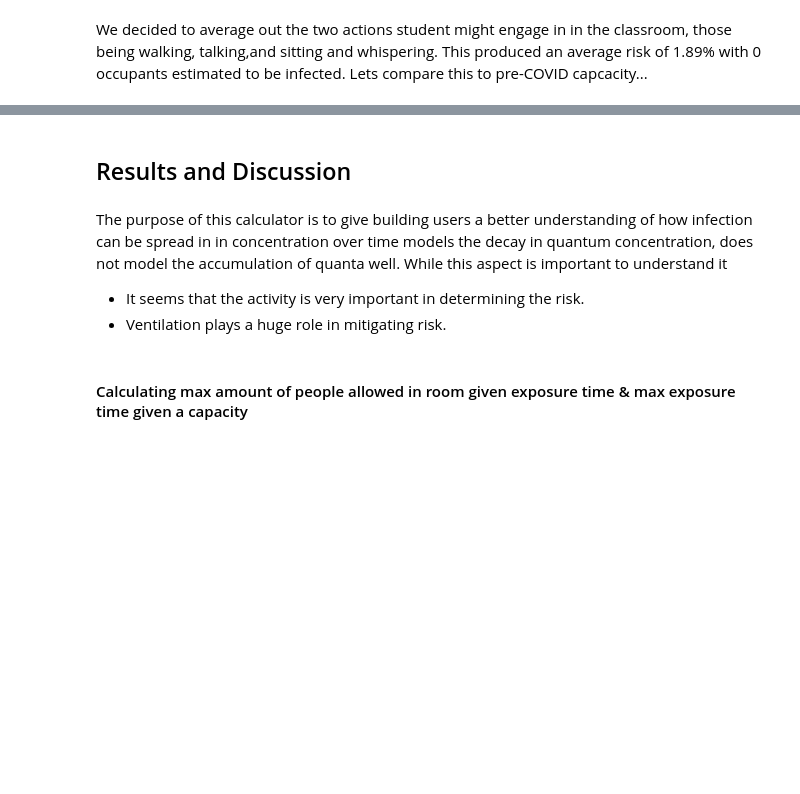
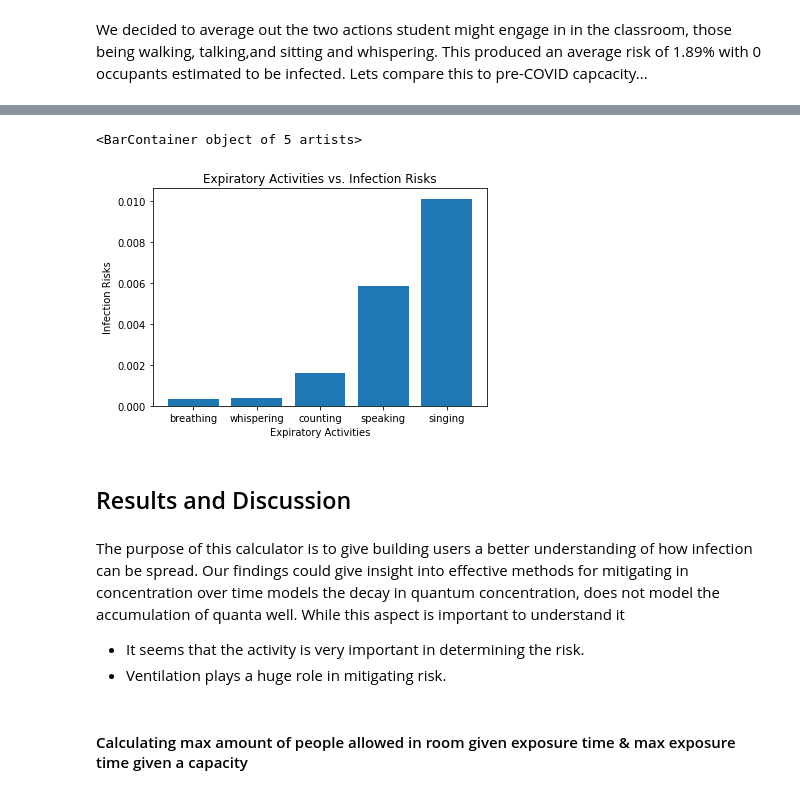
Before and after one commit to etiennedoidic/infection_risk_calculator, a Jupyter notebook: report.ipynb, the cells around one changed output, grey strips where cells are left out. Drawn from its saved outputs; the diff is of its cells as text; code cells hidden in the pictures; blank space fills up the shorter version.

```diff
--- a/report.ipynb
+++ b/report.ipynb
@@ -212,7 +221,27 @@ Susceptible Occupants Infected: 2
+# %%
+speaking = infection_risk(t, 'CENTER 101', 50, 'standing', 'speaking', 'notebooks/data/room_data.csv')
+counting = infection_risk(t, 'CENTER 101', 50, 'standing', 'counting', 'notebooks/data/room_data.csv')
+whispering = infection_risk(t, 'CENTER 101', 50, 'standing', 'whispering', 'notebooks/data/room_data.csv')
+
+singing = infection_risk(t, 'CENTER 101', 50, 'standing', 'singing', 'notebooks/data/room_data.csv')
+
+breathing = infection_risk(t, 'CENTER 101', 50, 'standing', 'breathing', 'notebooks/data/room_data.csv')
+
+fig = plt.figure()
+ax = plt.axes()
+plt.xlabel('Expiratory Activities')
+plt.ylabel('Infection Risks')
+plt.title('Expiratory Activities vs. Infection Risks')
+actno = ["breathing", "whispering", "counting", "speaking", "singing"]
+risks = [breathing, whispering, counting, speaking, singing]
+ax.bar(actno, risks)
+# %% [output]
+<BarContainer object of 5 artists>
+[figure, added]
 # %% [markdown]
 ## Results and Discussion
 # %% [markdown]
-The purpose of this calculator is to give building users a better understanding of how infection can be spread in in concentration over time models the decay in quantum concentration, does not model the accumulation of quanta well. While this aspect is important to understand it
+The purpose of this calculator is to give building users a better understanding of how infection can be spread. Our findings could give insight into effective methods for mitigating  in concentration over time models the decay in quantum concentration, does not model the accumulation of quanta well. While this aspect is important to understand it
 - It seems that the activity is very important in determining the risk.
 - Ventilation plays a huge role in mitigating risk.
 # %%
```
Also changed, not shown: parts of 3 cells of this notebook, 1 other file.
